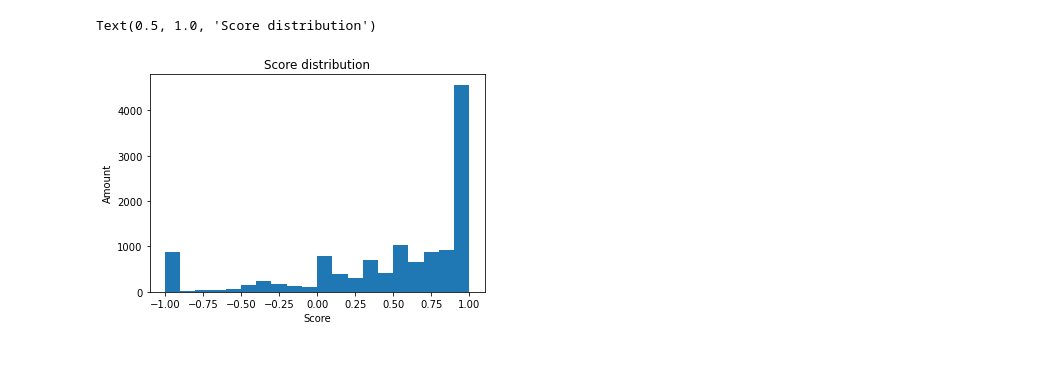
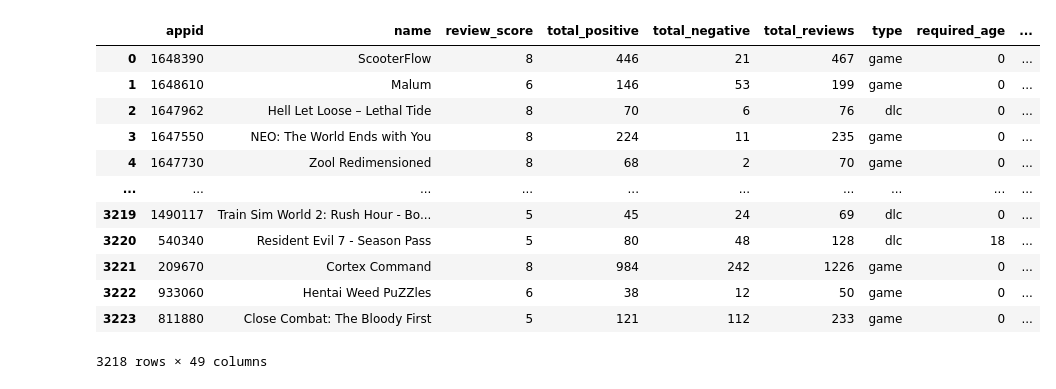
Before and after one commit to emilbreustedt/data-literacy-steam-project, a Jupyter notebook: predictor.ipynb, the cells around one changed output. Cells and saved outputs as stored; diff of their text form; code cells hidden in the pictures; blank space fills up the shorter version.

```diff
--- a/predictor.ipynb
+++ b/predictor.ipynb
@@ -104,9 +0,0 @@ df.to_csv('clean_data.csv')
-# %%
-# plot distribution
-plt.hist((df.total_positive - df.total_negative)/df.total_reviews, bins=20)
-plt.xlabel("Score")
-plt.ylabel("Amount")
-plt.title("Score distribution")
-# %% [output]
-Text(0.5, 1.0, 'Score distribution')
-[figure, removed]
@@ -113 +5,18 @@ Text(0.5, 1.0, 'Score distribution')
+# %%
+df = pd.read_csv("clean_data.csv", index_col=0, low_memory=False)
+df
+# %% [output]
+|  | appid | name | review_score | total_positive | total_negative | total_reviews | type | required_age | ... |
+| 0 | 1648390 | ScooterFlow | 8 | 446 | 21 | 467 | game | 0 | ... |
+| 1 | 1648610 | Malum | 6 | 146 | 53 | 199 | game | 0 | ... |
+| 2 | 1647962 | Hell Let Loose – Lethal Tide | 8 | 70 | 6 | 76 | dlc | 0 | ... |
+| 3 | 1647550 | NEO: The World Ends with You | 8 | 224 | 11 | 235 | game | 0 | ... |
+| 4 | 1647730 | Zool Redimensioned | 8 | 68 | 2 | 70 | game | 0 | ... |
+| ... | ... | ... | ... | ... | ... | ... | ... | ... | ... |
+| 3219 | 1490117 | Train Sim World 2: Rush Hour - Bo... | 5 | 45 | 24 | 69 | dlc | 0 | ... |
+| 3220 | 540340 | Resident Evil 7 - Season Pass | 5 | 80 | 48 | 128 | dlc | 18 | ... |
+| 3221 | 209670 | Cortex Command | 8 | 984 | 242 | 1226 | game | 0 | ... |
+| 3222 | 933060 | Hentai Weed PuZZles | 6 | 38 | 12 | 50 | game | 0 | ... |
+| 3223 | 811880 | Close Combat: The Bloody First | 5 | 121 | 112 | 233 | game | 0 | ... |
+3218 rows × 49 columns
 # %%
```
Also changed, not shown: parts of 6 cells of this notebook, 5 other files.
